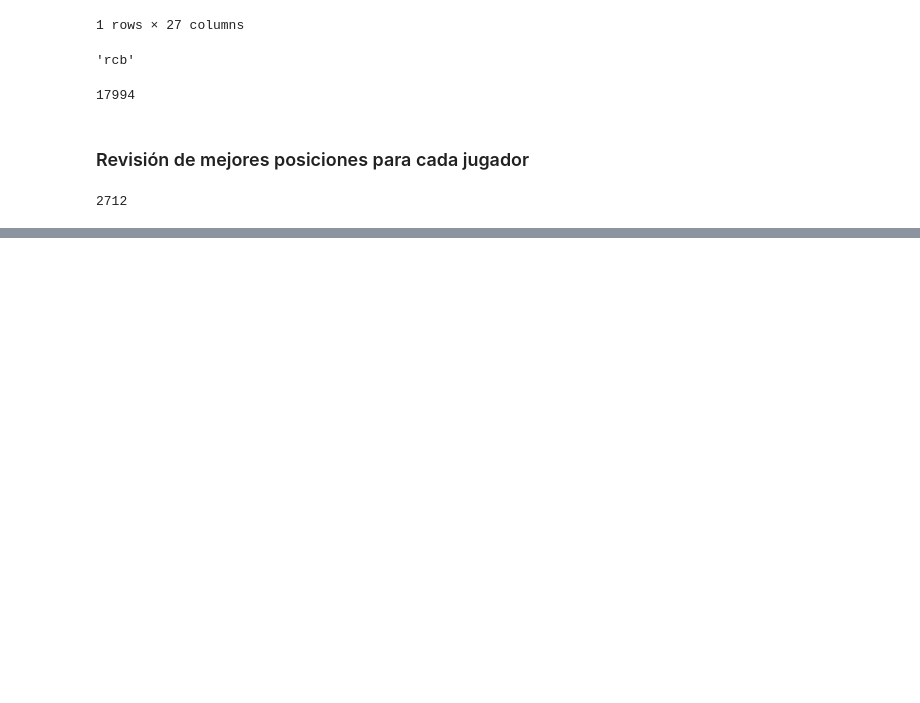
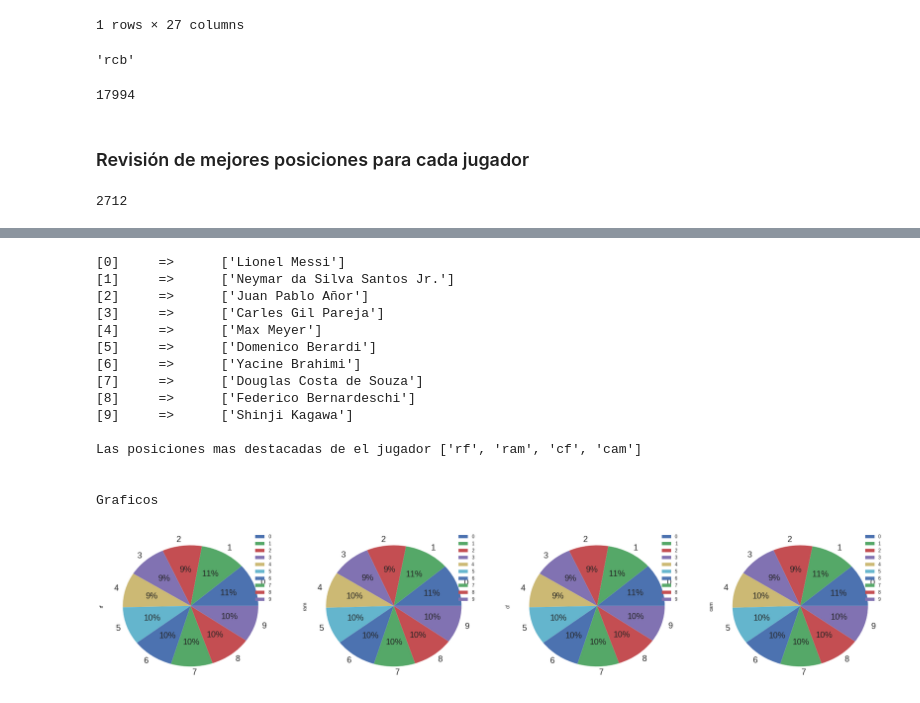
Before and after one commit to WillArevalo/ML-Comparision-characters-FIFA2018, a Jupyter notebook: Recommendation_fifa_18_data_set_kaggle.ipynb, the cells around one changed output, grey strips where cells are left out. Saved outputs shown, nothing was run; the diff lists cells and outputs as text; code cells hidden in the pictures; blank space fills up the shorter version.

```diff
--- a/Recommendation_fifa_18_data_set_kaggle.ipynb
+++ b/Recommendation_fifa_18_data_set_kaggle.ipynb
@@ -590,0 +669,24 @@ for i in range(10):
+# %%
+ftplot2 = dffinal[features_find].plot.pie(subplots=True, figsize=(30, 6),  autopct='%1.0f%%', fontsize=18)
+for i in range(dffinal.shape[0]):
+  print("""{} \t=> \t{}""".format(dffinal.loc[i:i, :].index.values, dffinal[['full_name']].loc[i, :].values))
+
+print("\nLas posiciones mas destacadas de el jugador",features_find)
+print("\n\n\033[1mGraficos\033[0m")
+# %% [output]
+[0]     =>      ['Lionel Messi']
+[1]     =>      ['Neymar da Silva Santos Jr.']
+[2]     =>      ['Juan Pablo Añor']
+[3]     =>      ['Carles Gil Pareja']
+[4]     =>      ['Max Meyer']
+[5]     =>      ['Domenico Berardi']
+[6]     =>      ['Yacine Brahimi']
+[7]     =>      ['Douglas Costa de Souza']
+[8]     =>      ['Federico Bernardeschi']
+[9]     =>      ['Shinji Kagawa']
+
+Las posiciones mas destacadas de el jugador ['rf', 'ram', 'cf', 'cam']
+
+
+Graficos
+[figure, added]
```
Also changed, not shown: parts of 18 cells of this notebook.
